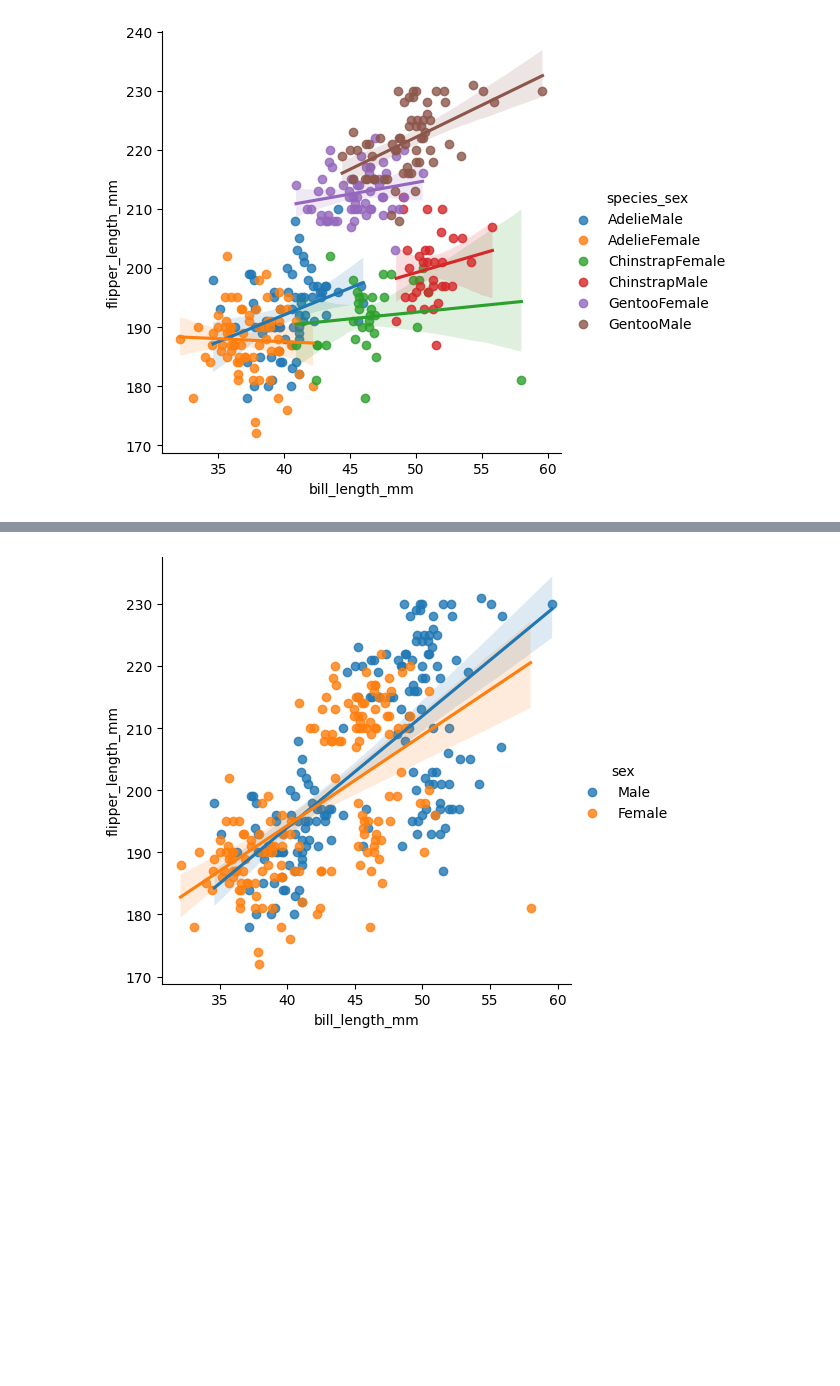
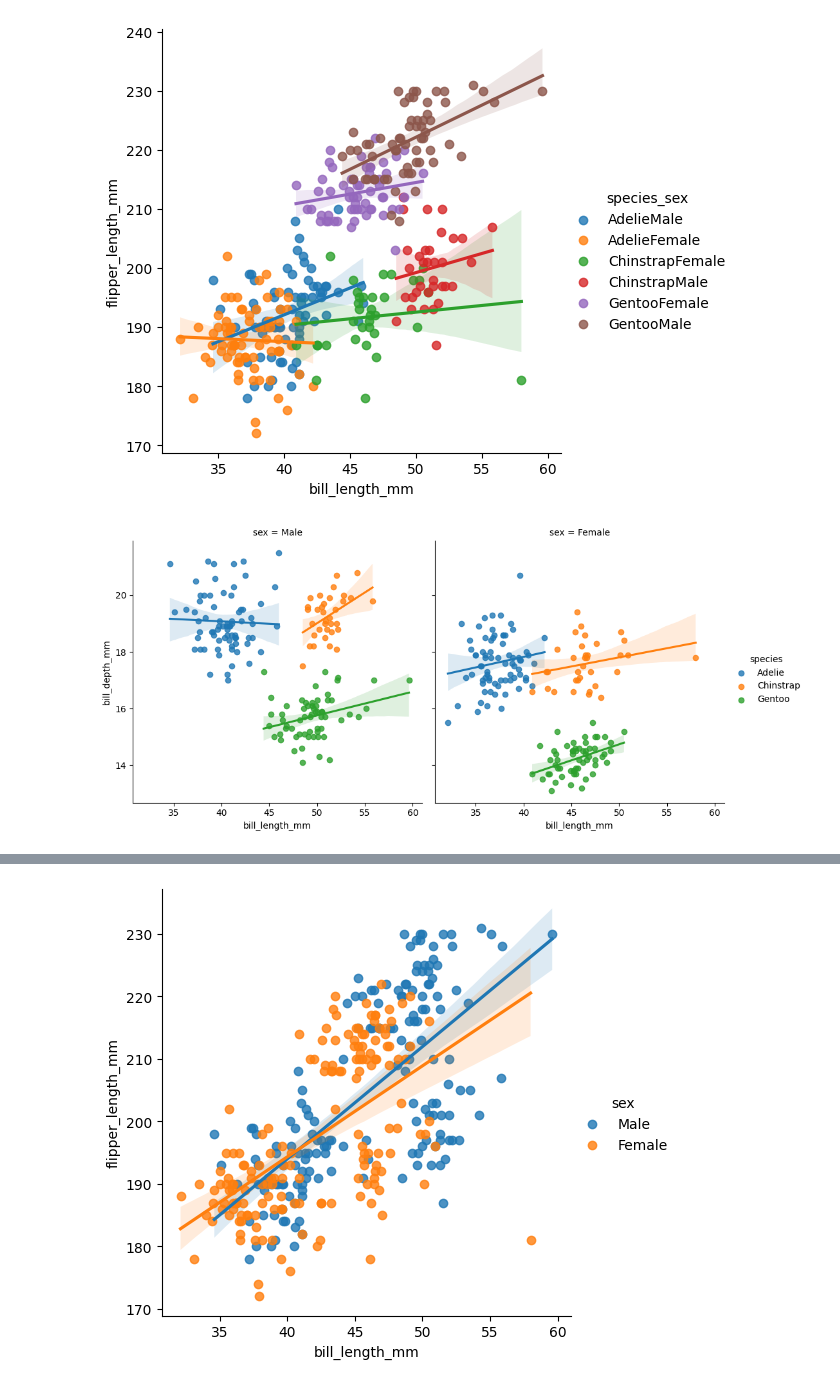
Before and after one commit to jorge-gx/Data-Visualization-with-Python, a Jupyter notebook: Seaborn/Seaborn-code.ipynb, the cells around one changed output, grey strips where cells are left out. Drawn from its saved outputs; the diff is of its cells as text; code cells hidden in the pictures; blank space fills up the shorter version.

```diff
--- a/Seaborn/Seaborn-code.ipynb
+++ b/Seaborn/Seaborn-code.ipynb
@@ -278,3 +275,10 @@ sns.lmplot(
 );  # <- set line width
 # %% [output]
 [figure]
+# %%
+sns.lmplot(
+    data=penguins, x="bill_length_mm", y="bill_depth_mm",
+    hue="species", col="sex",
+);
+# %% [output]
+[figure, added]
```
Also changed, not shown: parts of 15 cells of this notebook, 1 other file.
